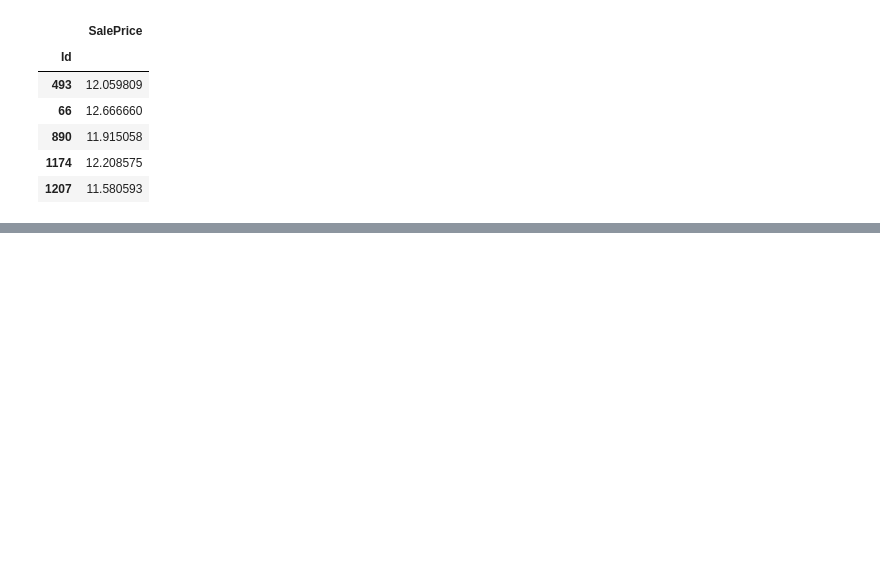
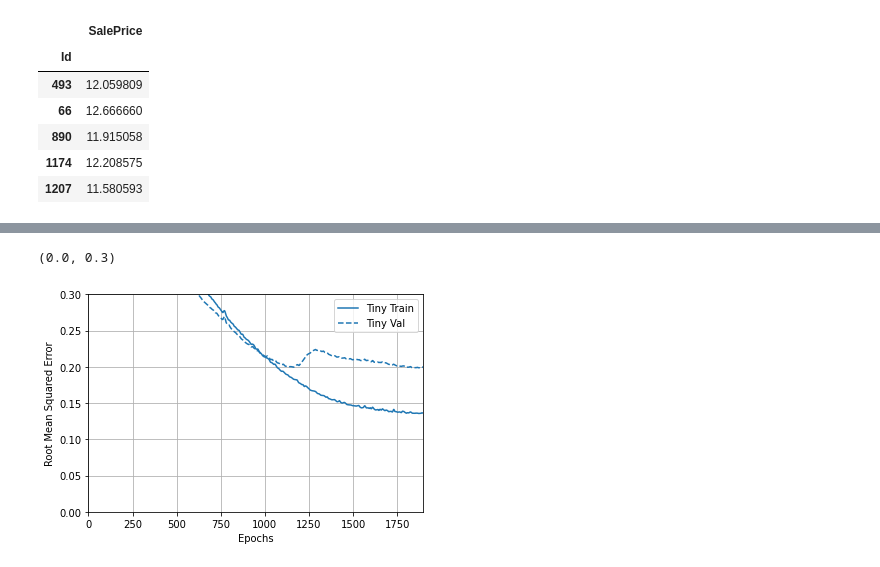
Before and after one commit to Chudy246/House_Prices_kaggle_challenge, a Jupyter notebook: 5-1_Model building in tensorflow.ipynb, the cells around one changed output, grey strips where cells are left out. Cells and saved outputs as stored; diff of their text form; code cells hidden in the pictures; blank space fills up the shorter version.

Commit message:
Tried some basic NN models but there is still a lot of room for improvement

```diff
--- a/5-1_Model building in tensorflow.ipynb
+++ b/5-1_Model building in tensorflow.ipynb
@@ -76,5 +60,5 @@ train_dataset = train_dataset.cache()
 valid_dataset = valid_dataset.cache()
 # %%
 # set Batch size
-valid_dataset.batch(BATCH_SIZE)
-train_dataset.shuffle(BUFFER_SIZE).repeat().batch(BATCH_SIZE)
+valid_dataset = valid_dataset.batch(BATCH_SIZE)
+train_dataset = train_dataset.shuffle(BUFFER_SIZE).repeat().batch(BATCH_SIZE)
@@ -95,6 +77,34 @@ def get_optimizer():
 def get_callbacks(name):
   return [
     tfdocs.modeling.EpochDots(),
-    tf.keras.callbacks.EarlyStopping(monitor='val_binary_crossentropy', patience=200),
+    tf.keras.callbacks.EarlyStopping(monitor='root_mean_squared_error', patience=200),
     tf.keras.callbacks.TensorBoard(logdir/name),
   ]
+# %%
+def compile_and_fit(model, name, optimizer=None, max_epochs=10000):
+  if optimizer is None:
+    optimizer = get_optimizer()
+  model.compile(optimizer=optimizer,
+                loss=keras.losses.MeanSquaredError(),
+                metrics=[keras.metrics.RootMeanSquaredError()])
+
+  model.summary()
+
+  history = model.fit(
+    train_dataset,
+    steps_per_epoch = STEPS_PER_EPOCH,
+    epochs=max_epochs,
+    validation_data=valid_dataset,
+    callbacks=get_callbacks(name),
+    verbose=0)
+  return history
+# %%
+# to check if everything is working correctly
+tiny_model = keras.Sequential([
+  layers.Dense(16, activation='elu', input_shape=(FEATURES,)),
+  layers.Dense(1)
+])
+
+size_histories = {}
+
+size_histories['Tiny'] = compile_and_fit(tiny_model, 'sizes/Tiny')
@@ -100,0 +149,7 @@ def get_callbacks(name):
+# %%
+plotter = tfdocs.plots.HistoryPlotter(metric='root_mean_squared_error', smoothing_std=10)
+plotter.plot(size_histories)
+plt.ylim([0, 0.3])
+# %% [output]
+(0.0, 0.3)
+[figure, added]
```
Also changed, not shown: parts of 17 cells of this notebook, 3 other files.
